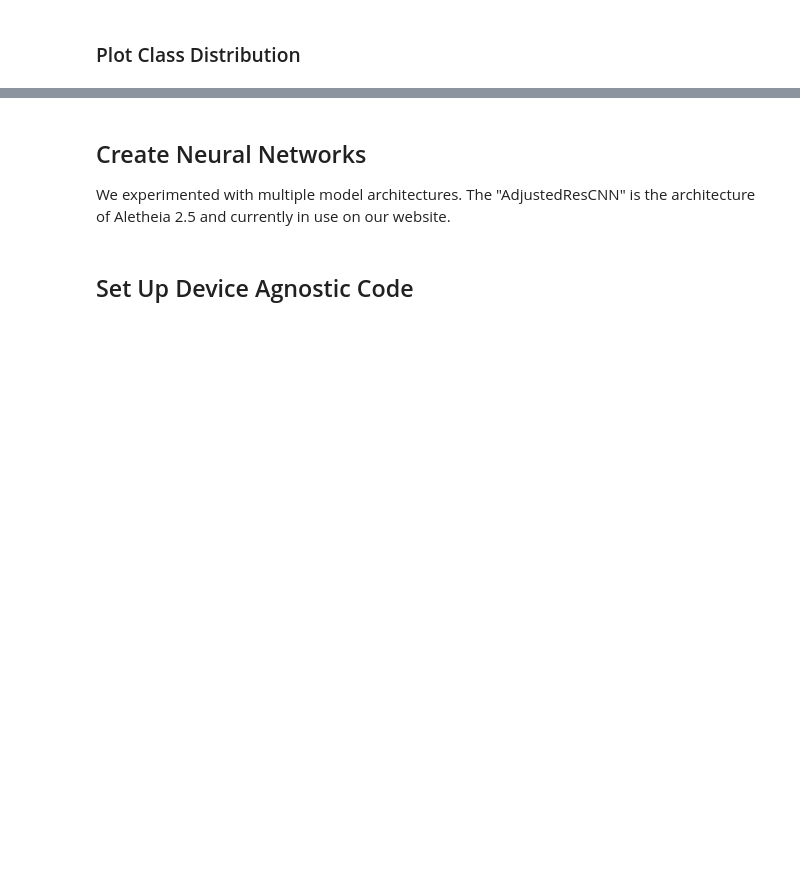
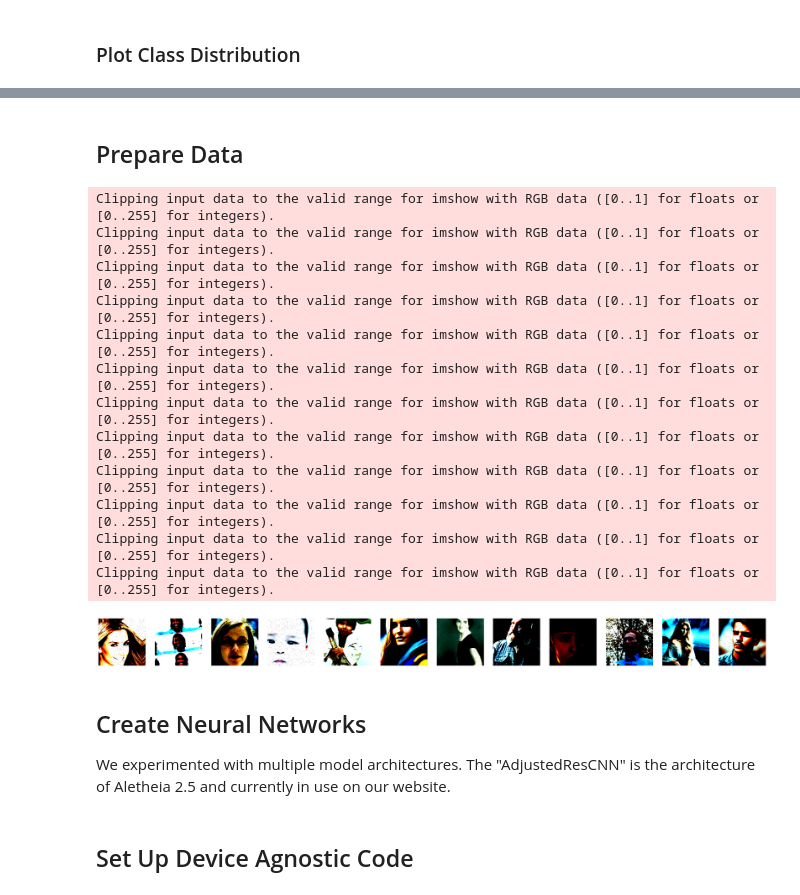
Before and after one commit to JacobHeldt/SyntheticEye, a Jupyter notebook: src/models/aletheia4.ipynb, the cells around one changed output, grey strips where cells are left out. Saved outputs shown, nothing was run; the diff lists cells and outputs as text; code cells hidden in the pictures; blank space fills up the shorter version.

Commit message:
Define data augmentations for Aletheia 4

```diff
--- a/src/models/aletheia4.ipynb
+++ b/src/models/aletheia4.ipynb
@@ -83,0 +77,2 @@ KeyboardInterrupt:
+# %% [markdown]
+## Prepare Data
@@ -84,3 +101,50 @@ KeyboardInterrupt:
+# %%
+transform = A.Compose([
+    A.SmallestMaxSize(max_size=304),
+    A.CenterCrop(256, 256),
+    A.HorizontalFlip(p=0.5),
+    A.ShiftScaleRotate(shift_limit=0.05, scale_limit=0.05, rotate_limit=10, p=0.5),
+    A.PixelDropout(dropout_prob=0.015, p=0.35),
+    A.Normalize(mean=[0.485, 0.456, 0.406], std=[0.229, 0.224, 0.225]),
+    ToTensorV2()
+])
+
+# Create the dataset
+dataset = CustomImageDataset(img_dir='C:\\Users\\jacob\\OneDrive\\AugmentationTestImages', transform=transform)
+# %%
+def show_images(dataset, num_images=12):
+    # Set up the figure
+    fig, axes = plt.subplots(1, num_images, figsize=(num_images * 3, 3))
+
+    for i in range(num_images):
+        # Get an image from the dataset
+        image = dataset[i]
+
+        # If the image is a tensor, convert it to a numpy array
+        if torch.is_tensor(image):
+            image = image.numpy().transpose((1, 2, 0))
+
+        # Display the image
+        axes[i].imshow(image)
+        axes[i].axis('off')
+
+    plt.show()
+# %%
+show_images(dataset, num_images=12)
+# %% [output]
+Clipping input data to the valid range for imshow with RGB data ([0..1] for floats or [0..255] for integers).
+Clipping input data to the valid range for imshow with RGB data ([0..1] for floats or [0..255] for integers).
+Clipping input data to the valid range for imshow with RGB data ([0..1] for floats or [0..255] for integers).
+Clipping input data to the valid range for imshow with RGB data ([0..1] for floats or [0..255] for integers).
+Clipping input data to the valid range for imshow with RGB data ([0..1] for floats or [0..255] for integers).
+Clipping input data to the valid range for imshow with RGB data ([0..1] for floats or [0..255] for integers).
+Clipping input data to the valid range for imshow with RGB data ([0..1] for floats or [0..255] for integers).
+Clipping input data to the valid range for imshow with RGB data ([0..1] for floats or [0..255] for integers).
+Clipping input data to the valid range for imshow with RGB data ([0..1] for floats or [0..255] for integers).
+Clipping input data to the valid range for imshow with RGB data ([0..1] for floats or [0..255] for integers).
+Clipping input data to the valid range for imshow with RGB data ([0..1] for floats or [0..255] for integers).
+Clipping input data to the valid range for imshow with RGB data ([0..1] for floats or [0..255] for integers).
+[figure, added]
 # %% [markdown]
 ## Create Neural Networks
 We experimented with multiple model architectures. The "AdjustedResCNN" is the architecture of Aletheia 2.5 and currently in use on our website.
```
Also changed, not shown: parts of 10 cells of this notebook.
